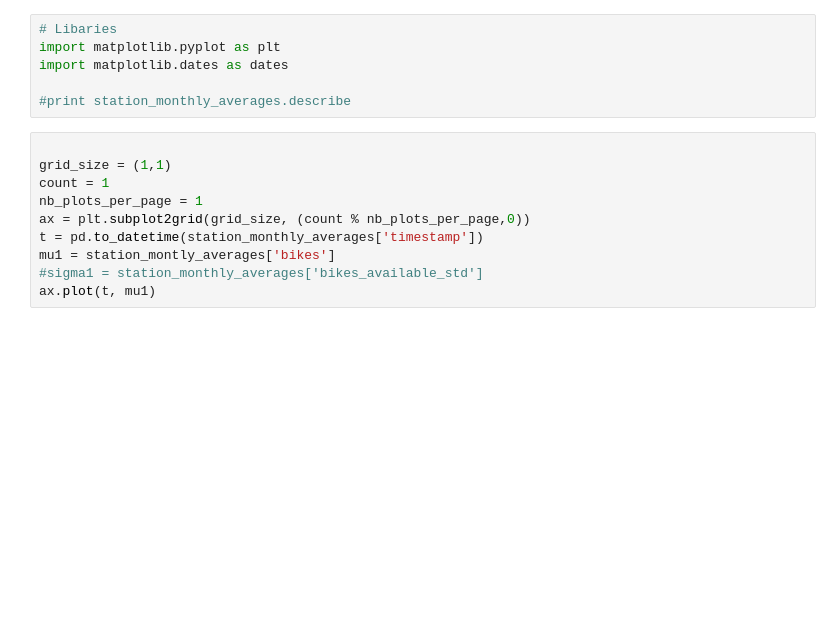
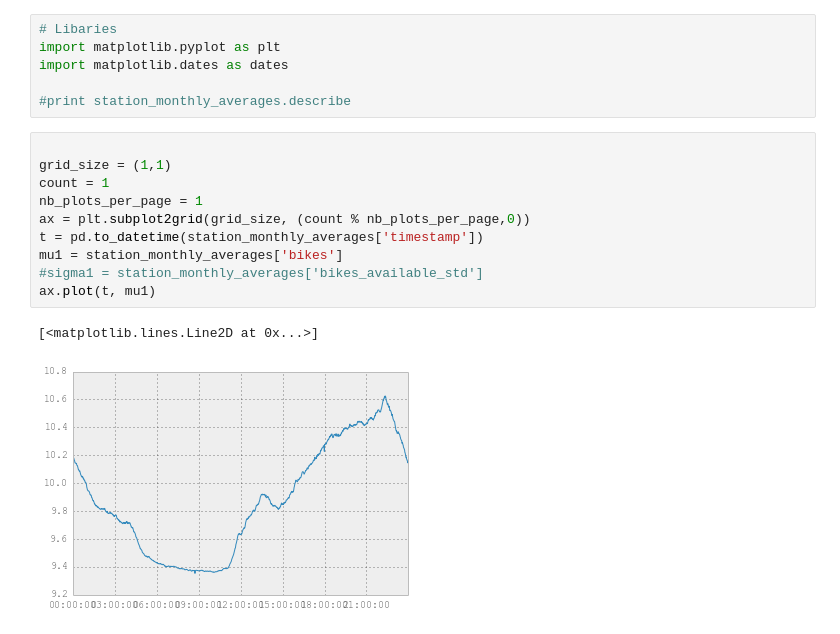
Before and after one commit to hunterowens/python-data-workshop, a Jupyter notebook: Plotting_Data.ipynb, the cells around one changed output. Saved outputs shown, nothing was run; the diff lists cells and outputs as text; blank space fills up the shorter version.

```diff
--- a/Plotting_Data.ipynb
+++ b/Plotting_Data.ipynb
@@ -73,10 +87,13 @@ import matplotlib.dates as dates
 # %%
 
 grid_size = (1,1)
 count = 1
 nb_plots_per_page = 1
 ax = plt.subplot2grid(grid_size, (count % nb_plots_per_page,0))
 t = pd.to_datetime(station_monthly_averages['timestamp'])
-mu1 = station_montly_averages['bikes']
+mu1 = station_monthly_averages['bikes']
 #sigma1 = station_monthly_averages['bikes_available_std']
 ax.plot(t, mu1)
+# %% [output]
+[<matplotlib.lines.Line2D at 0x...>]
+[figure, added]
```
Also changed, not shown: parts of 3 cells of this notebook, 4 other files.
